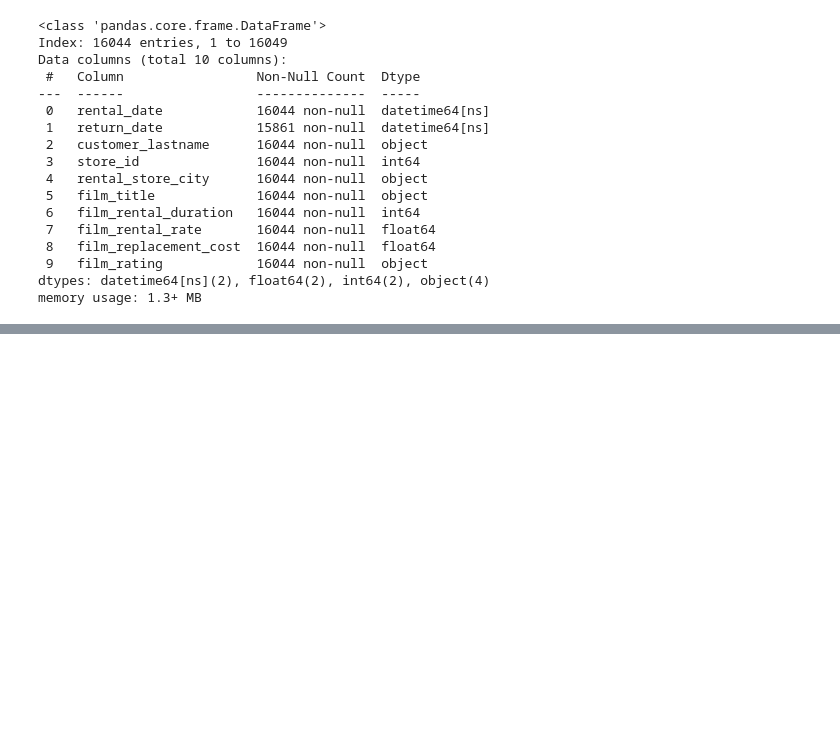
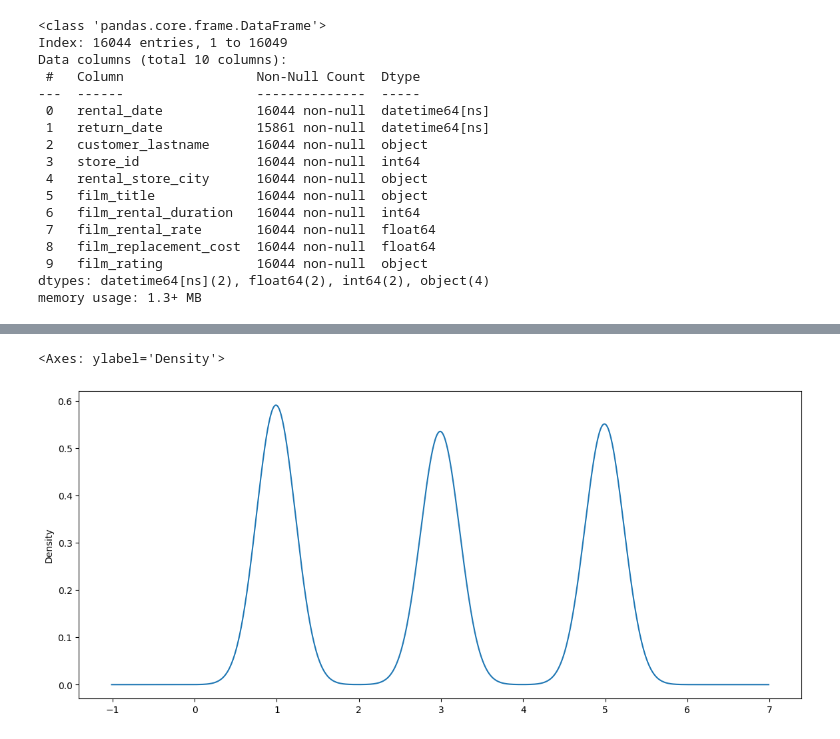
Before and after one commit to beratsercann/FreeCodeCamp-Pandas-Real-Life-Example, a Jupyter notebook: MyLecture-2.1.ipynb, the cells around one changed output, grey strips where cells are left out. Drawn from its saved outputs; the diff is of its cells as text; code cells hidden in the pictures; blank space fills up the shorter version.

```diff
--- a/MyLecture-2.1.ipynb
+++ b/MyLecture-2.1.ipynb
@@ -76,0 +106,5 @@ df.describe()
+# %%
+df['film_rental_rate'].plot(kind='density',figsize=(14,6))
+# %% [output]
+<Axes: ylabel='Density'>
+[figure, added]
```
Also changed, not shown: parts of 27 cells of this notebook.
